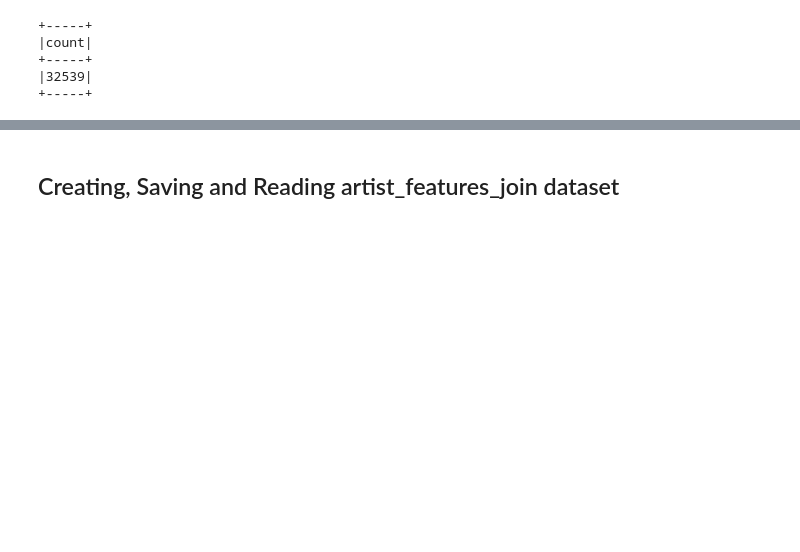
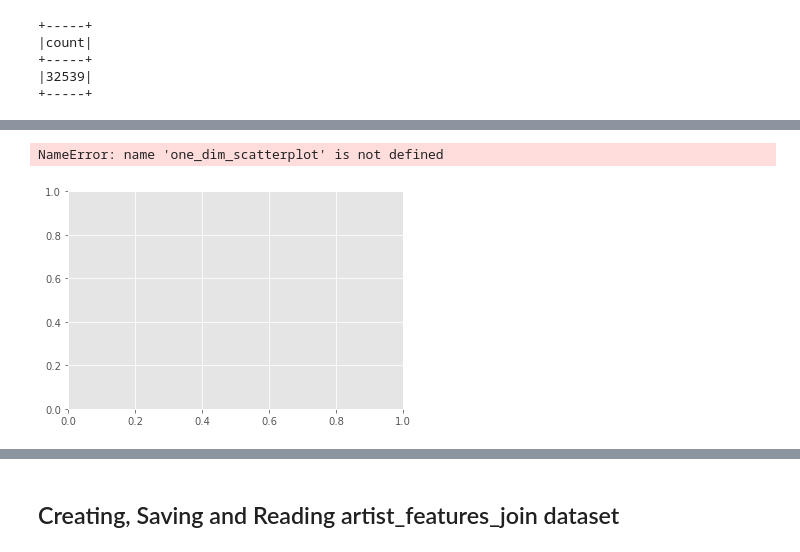
Before and after one commit to lukeschroder/capstone1, a Jupyter notebook: notebooks/spark_eda.ipynb, the cells around one changed output, grey strips where cells are left out. Saved outputs shown, nothing was run; the diff lists cells and outputs as text; code cells hidden in the pictures; blank space fills up the shorter version.

```diff
--- a/notebooks/spark_eda.ipynb
+++ b/notebooks/spark_eda.ipynb
@@ -259,0 +266,24 @@ features_count.show()
+# %%
+playlist_features_join = spark.sql("""
+                                    SELECT t.artist_name
+                                    ,t.pid
+                                    ,t.pos
+                                    ,t.playlist_name
+                                    ,t.playlist_followers
+                                    ,a.acousticness AS acousticness
+                                    ,a.danceability AS danceability
+                                    ,a.energy AS energy
+                                    ,a.instrumentalness AS instrumentalness
+                                    ,a.liveness AS liveness
+                                    ,a.loudness AS loudness
+                                    ,a.speechiness AS speechiness
+                                    ,a.tempo AS avg_tempo
+                                    ,a.valence AS valence
+                                    ,a.popularity AS popularity
+                                    FROM tracks t
+                                    JOIN artist_features a
+                                    ON t.artist_name = a.artists
+                                    ORDER BY t.pid ASC, t.pos ASC
+                                    """)
+playlist_features_join.printSchema()
+playlist_features_join.show()
@@ -259,0 +334,14 @@ features_count.show()
+# %%
+pd_playlist_features = playlist_features_join.toPandas()
+to_int = list(pd_playlist_features.columns)
+to_int = to_int[4:]
+pd_playlist_features[to_int] = pd_playlist_features[to_int].apply(pd.to_numeric)
+playlists_grouped = pd_playlist_features.groupby('pid')
+randsample = []
+for i in range(30):
+    randsample.append(random.randint(0,999))
+print(randsample)
+playlist_randsample = pd_playlist_features[pd_playlist_features['pid'].isin(randsample)]
+playlist_randsample.describe()
+# for idx,group in enumerate(playlists_grouped):
+#     print(idx,group)
@@ -259,0 +384,7 @@ features_count.show()
+# %%
+fig, ax = plt.subplots()
+one_dim_scatterplot(pd_playlist_features["playlist_followers"], ax)
+ax.set_xlim(0,25)
+# %% [output]
+NameError: name 'one_dim_scatterplot' is not defined
+[figure, added]
```
Also changed, not shown: parts of 22 cells of this notebook, 12 other files.
